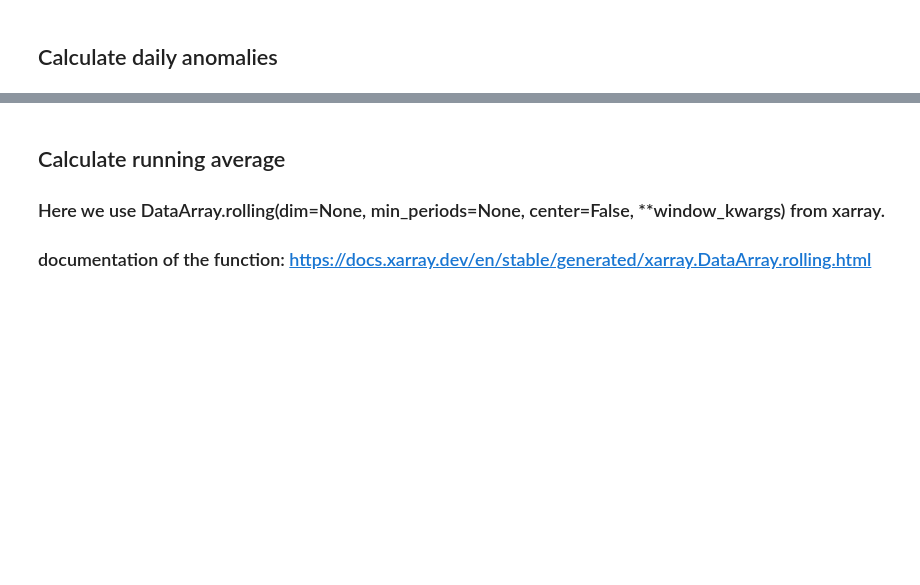
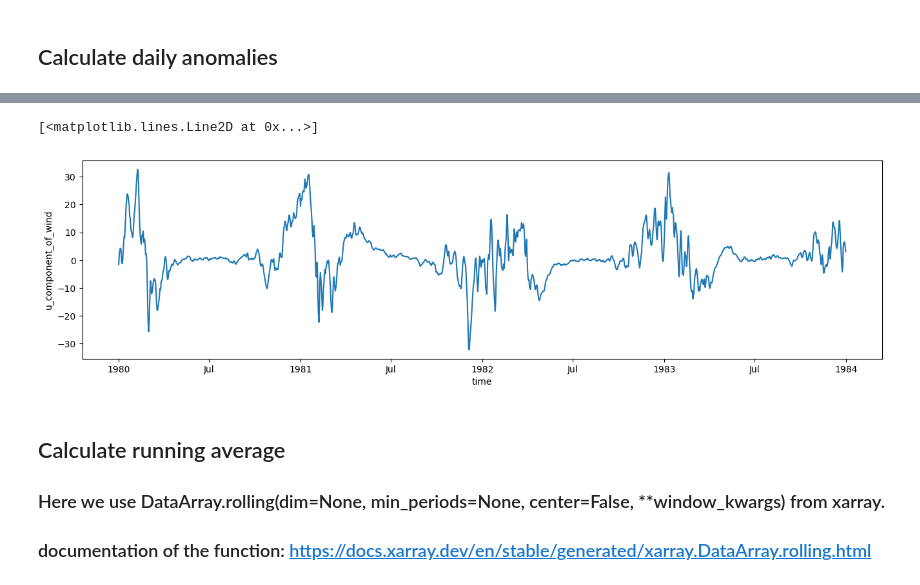
Before and after one commit to ZhengWinnieWu/course_statistics, a Jupyter notebook: unit2/mean_anomaly_calculation.ipynb, the cells around one changed output, grey strips where cells are left out. Saved outputs shown, nothing was run; the diff lists cells and outputs as text; code cells hidden in the pictures; blank space fills up the shorter version.

```diff
--- a/unit2/mean_anomaly_calculation.ipynb
+++ b/unit2/mean_anomaly_calculation.ipynb
@@ -76,7 +160,12 @@ u1060_anom
 # %%
 # plot u1060_anom for year 1980-1983
-
+u1060_anom_sel = u1060_anom.sel(time=slice('1980-01-01','1983-12-31'))
 fig = plt.figure(figsize =(16, 4))
+#plt.plot(u1060_anom_sel)
+u1060_anom_sel.plot()
+# %% [output]
+[<matplotlib.lines.Line2D at 0x...>]
+[figure, added]
 # %% [markdown]
 ## Calculate running average
 ### Here we use DataArray.rolling(dim=None, min_periods=None, center=False, **window_kwargs) from xarray.
```
Also changed, not shown: parts of 10 cells of this notebook.
